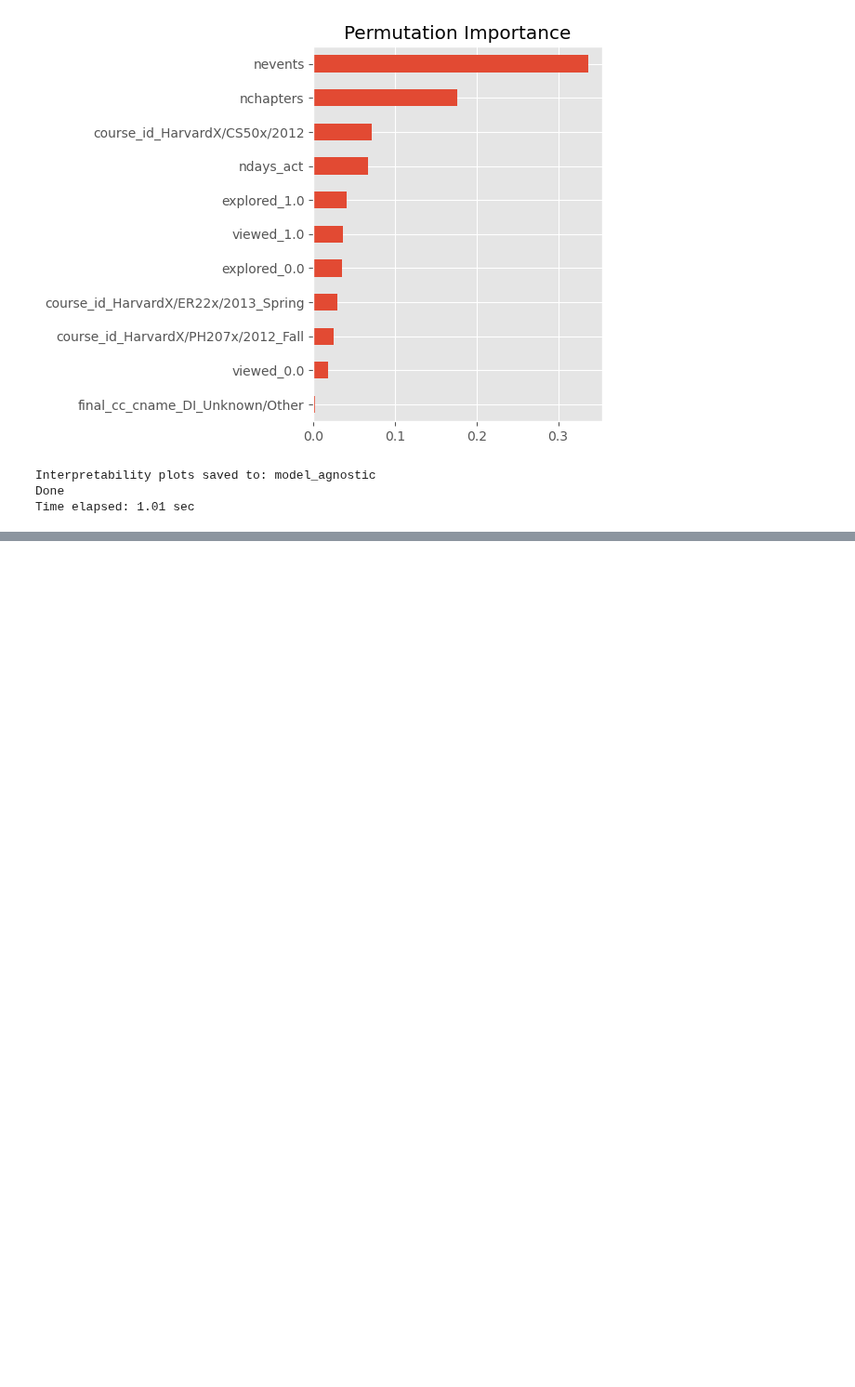
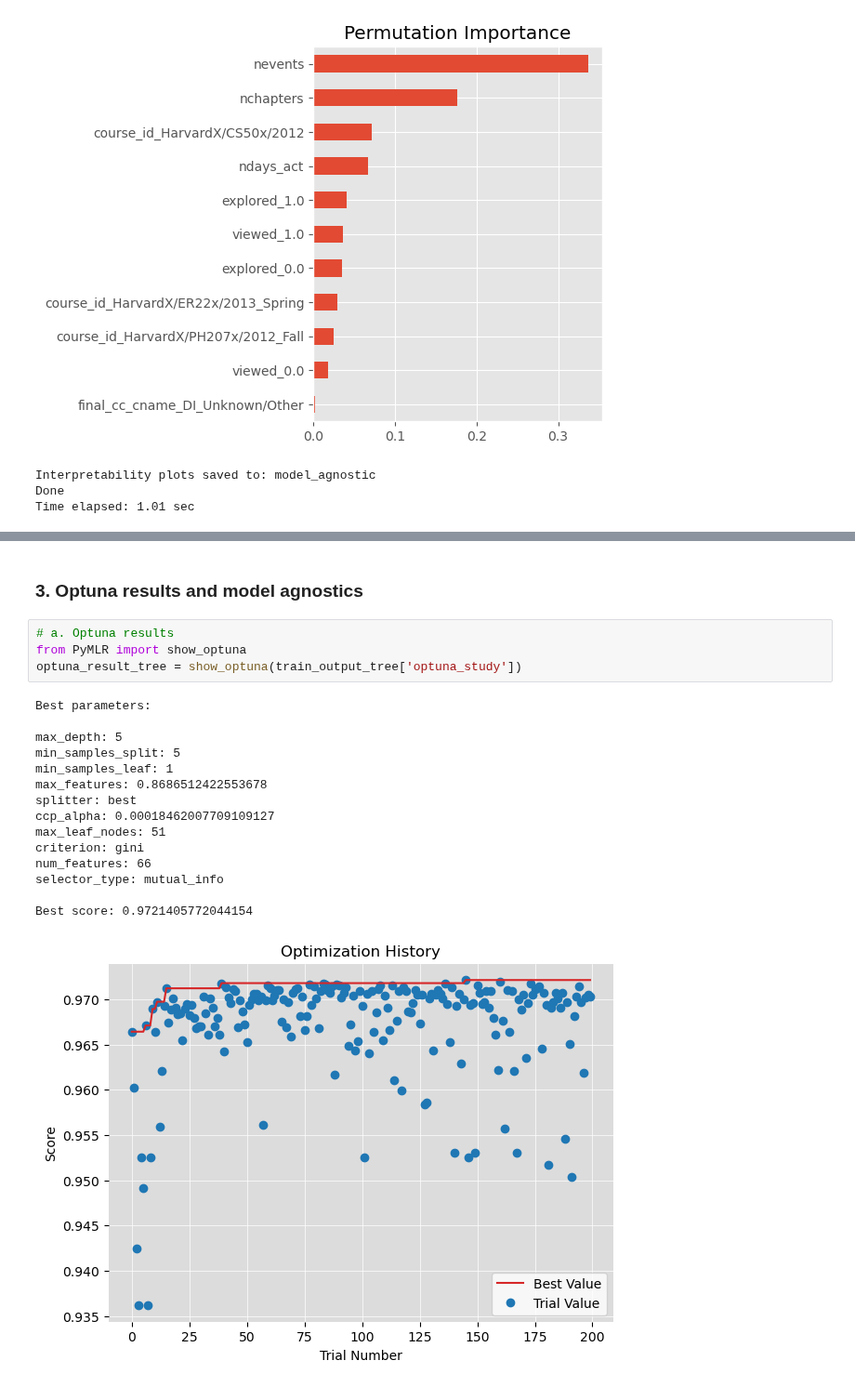
Before and after one commit to gjpelletier/PyMLR, a Jupyter notebook: Examples/CSE_416_HW5_Kaggle.ipynb, the cells around one changed output, grey strips where cells are left out. Shown at 93% size. Saved outputs shown, nothing was run; the diff lists cells and outputs as text; blank space fills up the shorter version.

```diff
--- a/Examples/CSE_416_HW5_Kaggle.ipynb
+++ b/Examples/CSE_416_HW5_Kaggle.ipynb
@@ -768,0 +829,22 @@ Time elapsed: 1.01 sec
+# %% [markdown]
+### 3. Optuna results and model agnostics
+# %%
+# a. Optuna results
+from PyMLR import show_optuna
+optuna_result_tree = show_optuna(train_output_tree['optuna_study'])
+# %% [output]
+Best parameters:
+
+max_depth: 5
+min_samples_split: 5
+min_samples_leaf: 1
+max_features: 0.8686512422553678
+splitter: best
+ccp_alpha: 0.00018462007709109127
+max_leaf_nodes: 51
+criterion: gini
+num_features: 66
+selector_type: mutual_info
+
+Best score: 0.9721405772044154
+[figure, added]
```
Also changed, not shown: parts of 7 cells of this notebook.
